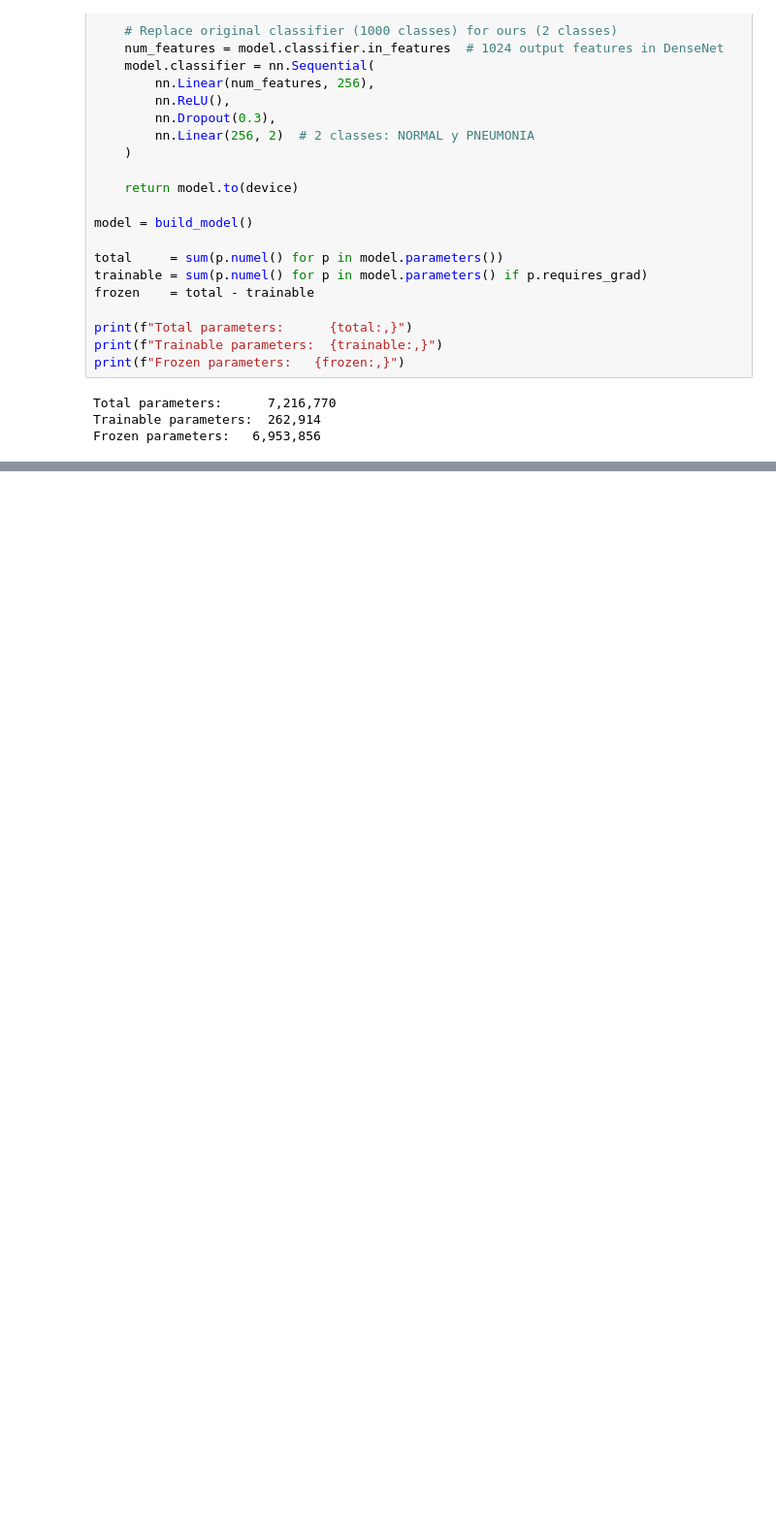
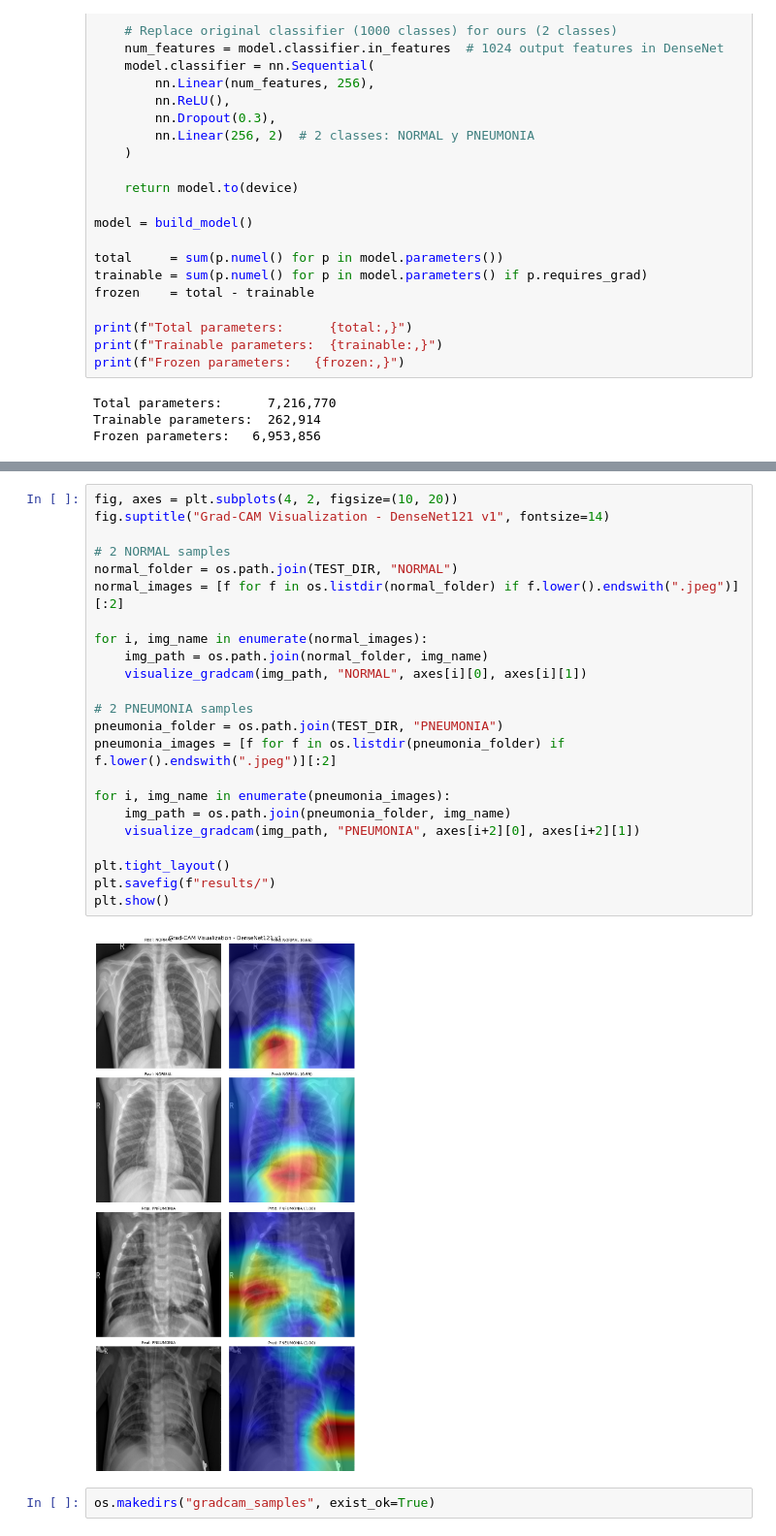
Before and after one commit to pedromedinatech/pneumonia-detection, a Jupyter notebook: 03-dl_pipeline.ipynb, the cells around one changed output, grey strips where cells are left out. Shown at 97% size. Cells and saved outputs as stored; diff of their text form; blank space fills up the shorter version.

```diff
--- a/03-dl_pipeline.ipynb
+++ b/03-dl_pipeline.ipynb
@@ -280,0 +537,27 @@ weighted avg       0.89      0.88      0.88       624
+# %%
+fig, axes = plt.subplots(4, 2, figsize=(10, 20))
+fig.suptitle("Grad-CAM Visualization - DenseNet121 v1", fontsize=14)
+
+# 2 NORMAL samples
+normal_folder = os.path.join(TEST_DIR, "NORMAL")
+normal_images = [f for f in os.listdir(normal_folder) if f.lower().endswith(".jpeg")][:2]
+
+for i, img_name in enumerate(normal_images):
+    img_path = os.path.join(normal_folder, img_name)
+    visualize_gradcam(img_path, "NORMAL", axes[i][0], axes[i][1])
+
+# 2 PNEUMONIA samples
+pneumonia_folder = os.path.join(TEST_DIR, "PNEUMONIA")
+pneumonia_images = [f for f in os.listdir(pneumonia_folder) if f.lower().endswith(".jpeg")][:2]
+
+for i, img_name in enumerate(pneumonia_images):
+    img_path = os.path.join(pneumonia_folder, img_name)
+    visualize_gradcam(img_path, "PNEUMONIA", axes[i+2][0], axes[i+2][1])
+
+plt.tight_layout()
+plt.savefig(f"results/")
+plt.show()
+# %% [output]
+[figure, added]
+# %%
+os.makedirs("gradcam_samples", exist_ok=True)
```
Also changed, not shown: parts of 19 cells of this notebook.
